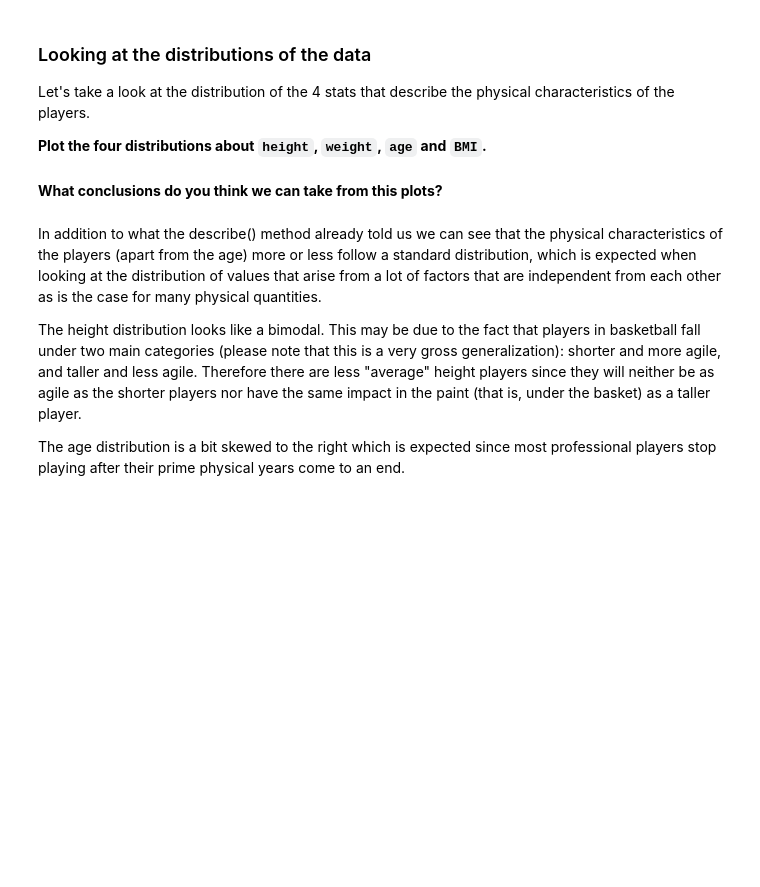
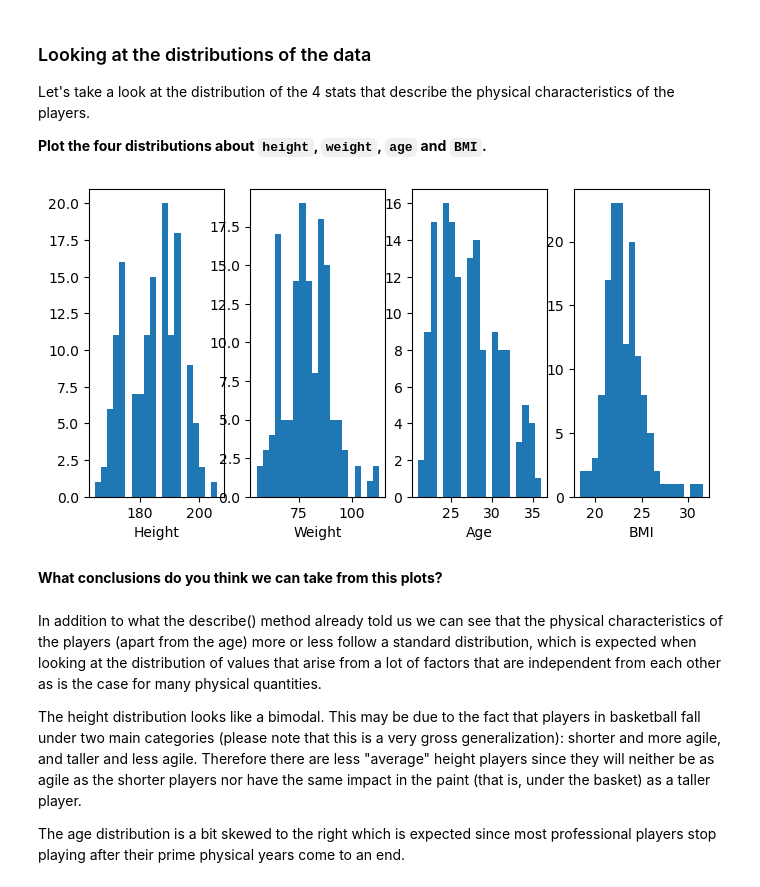
Before and after one commit to ta-data-lis/M2-mini-project2, a Jupyter notebook: your-code/2.-Exploratory-Data-Analysis.ipynb, the cells around one changed output. Saved outputs shown, nothing was run; the diff lists cells and outputs as text; code cells hidden in the pictures; blank space fills up the shorter version.

```diff
--- a/your-code/2.-Exploratory-Data-Analysis.ipynb
+++ b/your-code/2.-Exploratory-Data-Analysis.ipynb
@@ -19,0 +18,5 @@ Let's load the cleaned dataset first. Import it with the name `wnba` and show th
+# %%
+#your code here
+wnba = pd.read_csv("../data/wnba_clean.csv")
+print(wnba.shape)
+wnba.head()
@@ -37,2 +76,21 @@ Let's take a look at the distribution of the 4 stats that describe the physical
+# %%
+#your code here
+fig, [plot1, plot2, plot3, plot4] = plt.subplots(1,4, figsize=(8, 4))
+
+plot1.hist(wnba["Height"],bins=20)
+plot1.set_xlabel('Height')
+
+plot2.hist(wnba["Weight"],bins=20)
+plot2.set_xlabel('Weight')
+
+plot3.hist(wnba["Age"],bins=20)
+plot3.set_xlabel('Age')
+
+plot4.hist(wnba["BMI"],bins=20)
+plot4.set_xlabel('BMI')
+
+plt.show()
+# %% [output]
+[figure, added]
 # %% [markdown]
 **What conclusions do you think we can take from this plots?**
```
Also changed, not shown: parts of 17 cells of this notebook, 2 other files.
